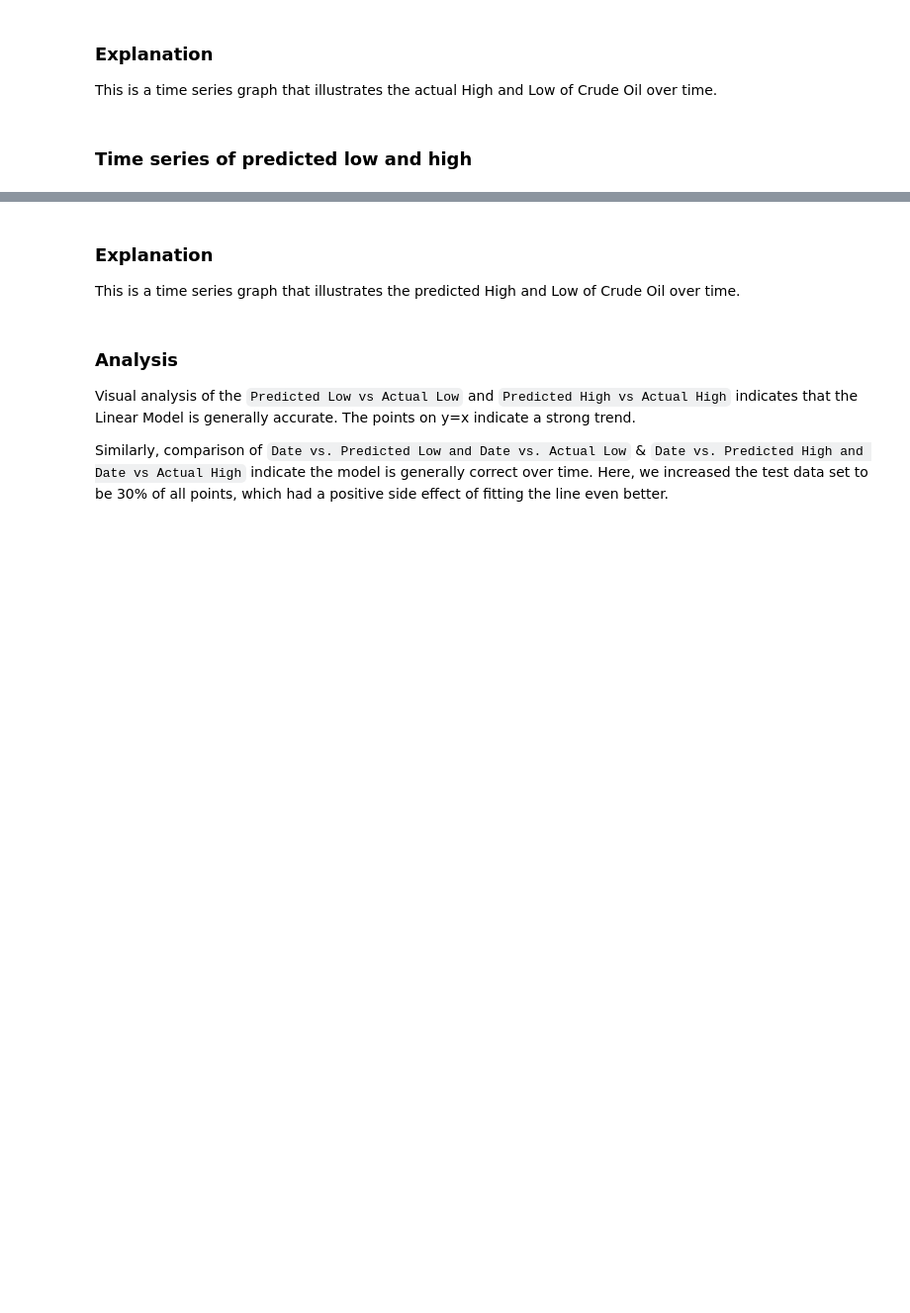
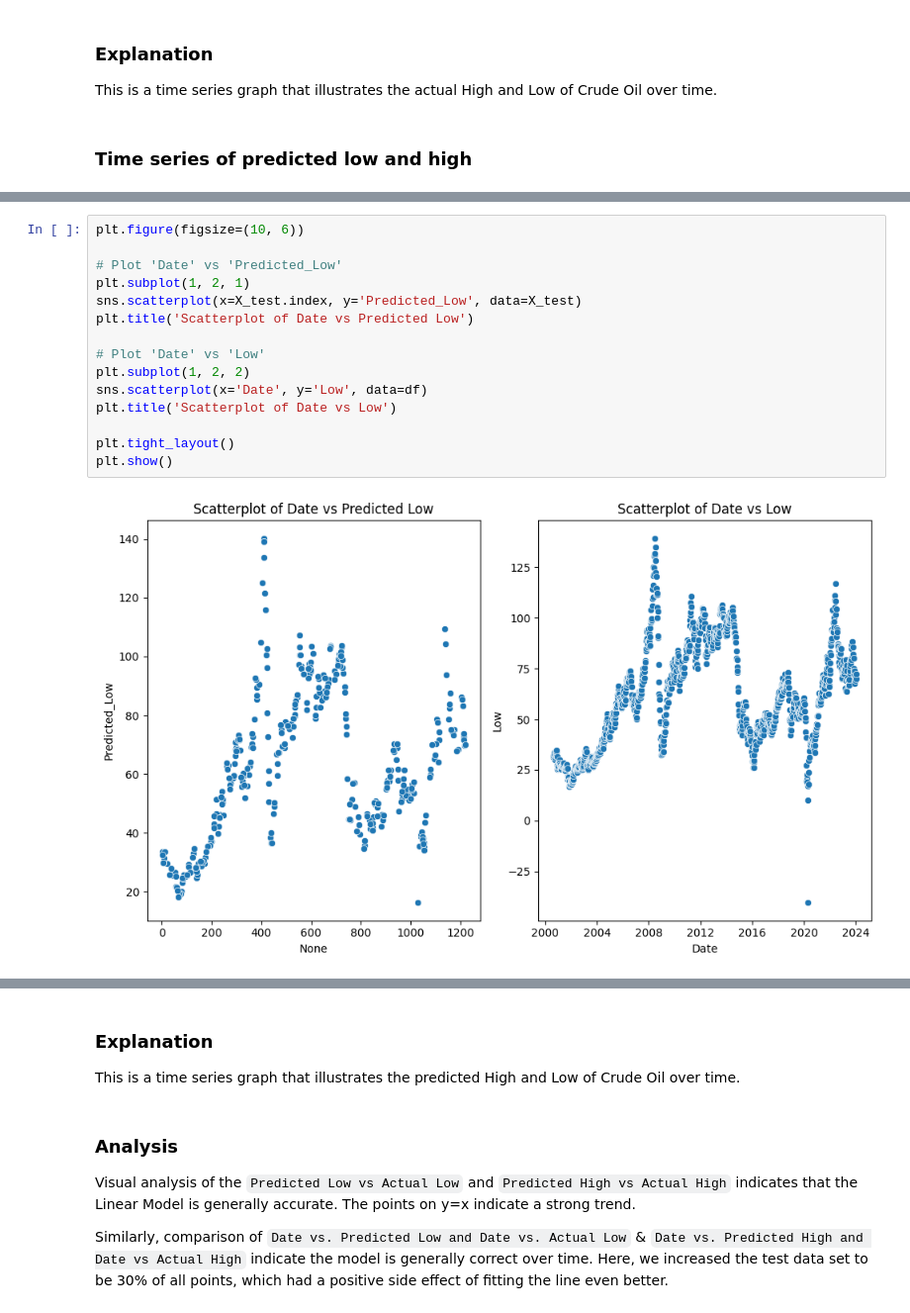
Before and after one commit to G4BE-334/OilLinearRegression, a Jupyter notebook: src/oilnb.ipynb, the cells around one changed output, grey strips where cells are left out. Shown at 99% size. Saved outputs shown, nothing was run; the diff lists cells and outputs as text; blank space fills up the shorter version.

Commit message:
Add comparison time series scatterplots

```diff
--- a/src/oilnb.ipynb
+++ b/src/oilnb.ipynb
@@ -163,0 +164,17 @@ plt.show()
+# %%
+plt.figure(figsize=(10, 6))
+
+# Plot 'Date' vs 'Predicted_Low'
+plt.subplot(1, 2, 1)
+sns.scatterplot(x=X_test.index, y='Predicted_Low', data=X_test)
+plt.title('Scatterplot of Date vs Predicted Low')
+
+# Plot 'Date' vs 'Low'
+plt.subplot(1, 2, 2)
+sns.scatterplot(x='Date', y='Low', data=df)
+plt.title('Scatterplot of Date vs Low')
+
+plt.tight_layout()
+plt.show()
+# %% [output]
+[figure, added]
```
Also changed, not shown: parts of 3 cells of this notebook.
